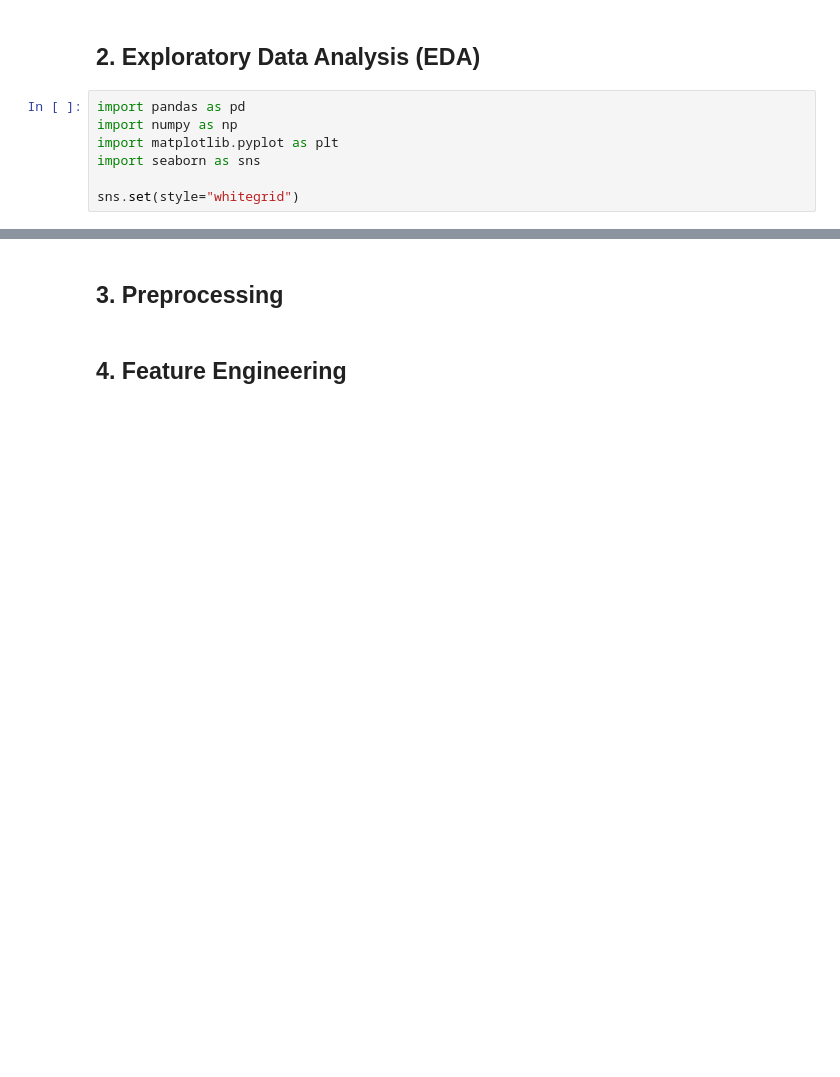
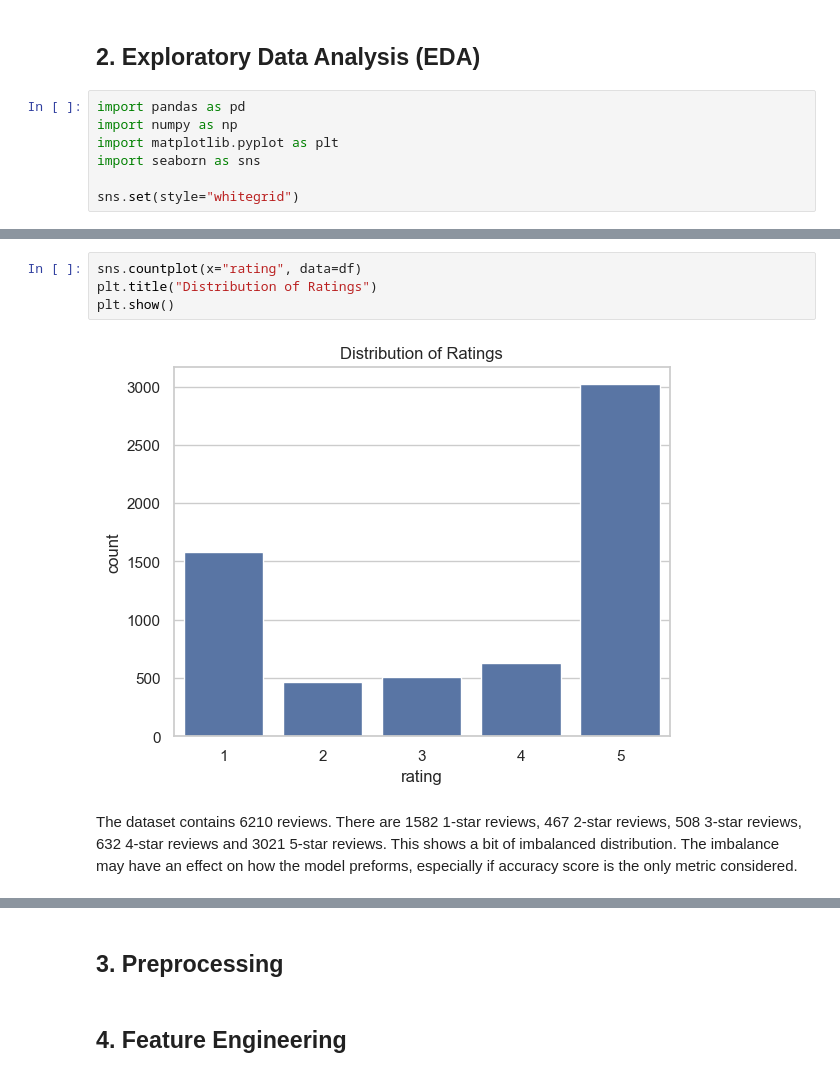
Before and after one commit to nicoholth/INFO284Semesterassignment, a Jupyter notebook: Task1_Sentiment/Task1_Sentiment.ipynb, the cells around one changed output, grey strips where cells are left out. Cells and saved outputs as stored; diff of their text form; blank space fills up the shorter version.

```diff
--- a/Task1_Sentiment/Task1_Sentiment.ipynb
+++ b/Task1_Sentiment/Task1_Sentiment.ipynb
@@ -19,0 +62,8 @@ NameError: name 'pd' is not defined
+# %%
+sns.countplot(x="rating", data=df)
+plt.title("Distribution of Ratings")
+plt.show()
+# %% [output]
+[figure, added]
+# %% [markdown]
+The dataset contains 6210 reviews. There are 1582 1-star reviews, 467 2-star reviews, 508 3-star reviews, 632 4-star reviews and 3021 5-star reviews. This shows a bit of imbalanced distribution. The imbalance may have an effect on how the model preforms, especially if accuracy score is the only metric considered.
```
Also changed, not shown: parts of 6 cells of this notebook.
